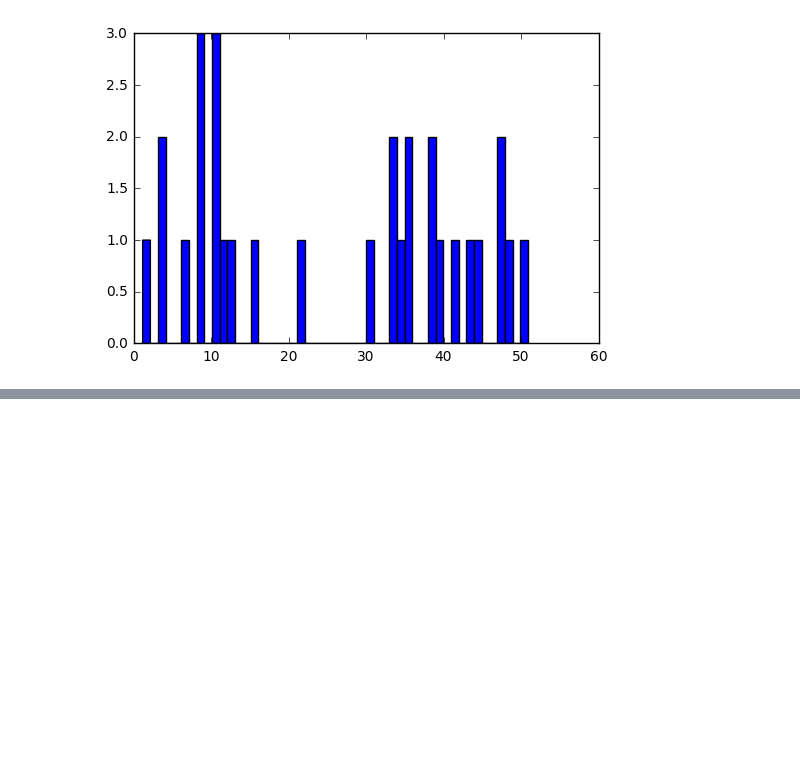
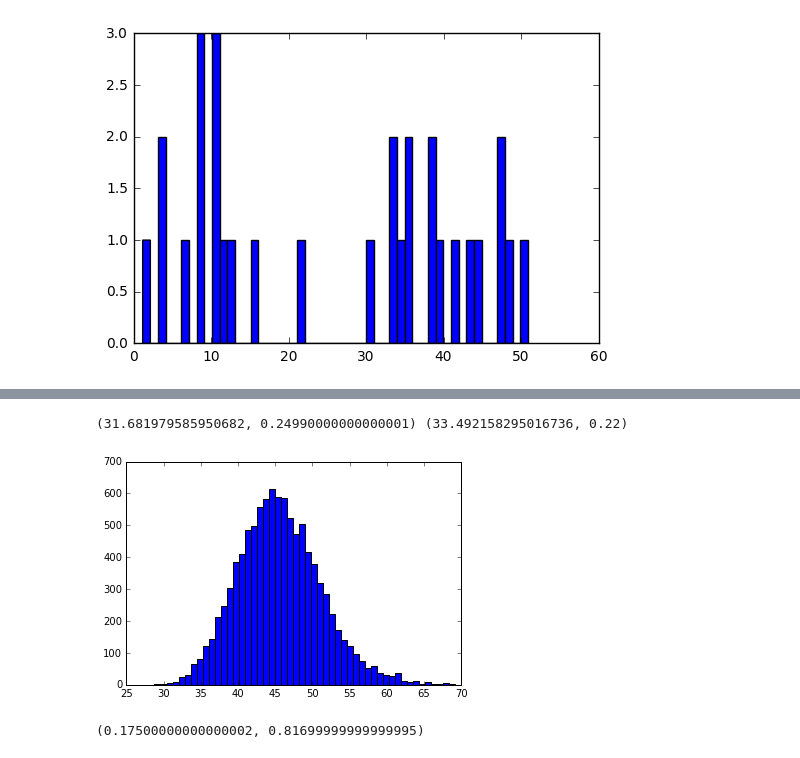
Before and after one commit to vfdev-5/Santas-Uncertain-Bags, a Jupyter notebook: notebooks/stat_analysis_2.ipynb, the cells around one changed output, grey strips where cells are left out. Cells and saved outputs as stored; diff of their text form; code cells hidden in the pictures; blank space fills up the shorter version.

```diff
--- a/notebooks/stat_analysis_2.ipynb
+++ b/notebooks/stat_analysis_2.ipynb
@@ -514,0 +798,8 @@ write_submission(submission, submission_file)
+# %%
+state = np.array([9, 0, 1, 3, 0, 1, 0, 1, 0])
+print compute_score(state), score((state,), return_rejected=True)
+weights = np.array([bag_weight(state, n1=1) for i in range(10000)])
+hist = plt.hist(weights, bins=MAX_WEIGHT)
+# %% [output]
+(31.681979585950682, 0.24990000000000001) (33.492158295016736, 0.22)
+[figure, added]
@@ -514,0 +811,4 @@ write_submission(submission, submission_file)
+# %%
+pr_lose, pr_win
+# %% [output]
+(0.17500000000000002, 0.81699999999999995)
```
Also changed, not shown: parts of 58 cells of this notebook, 4 other files.
